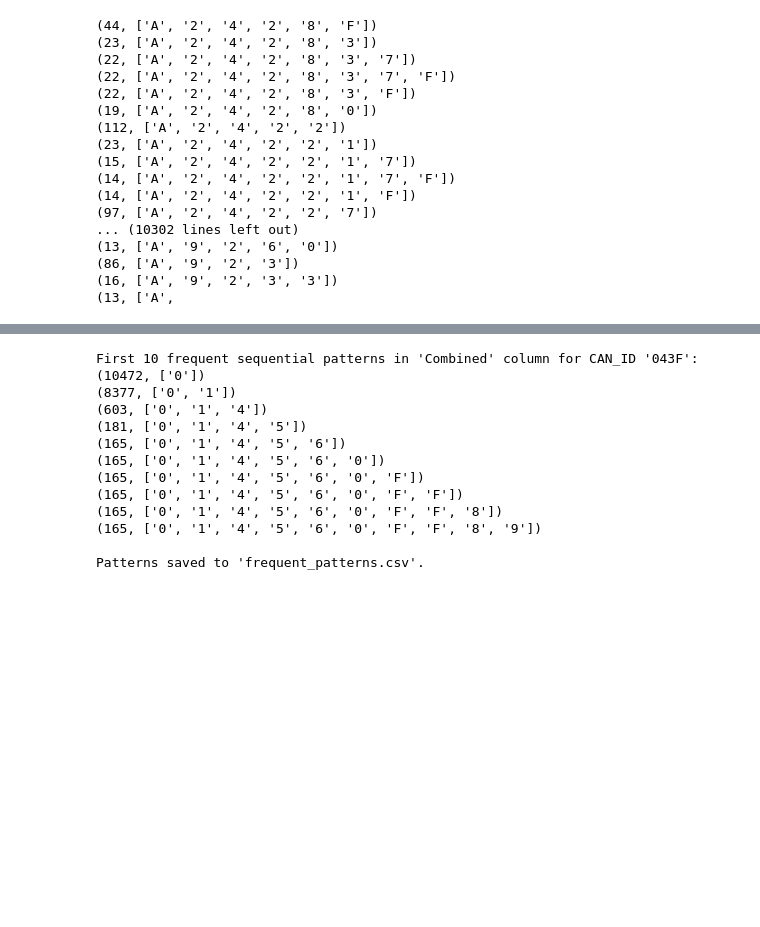
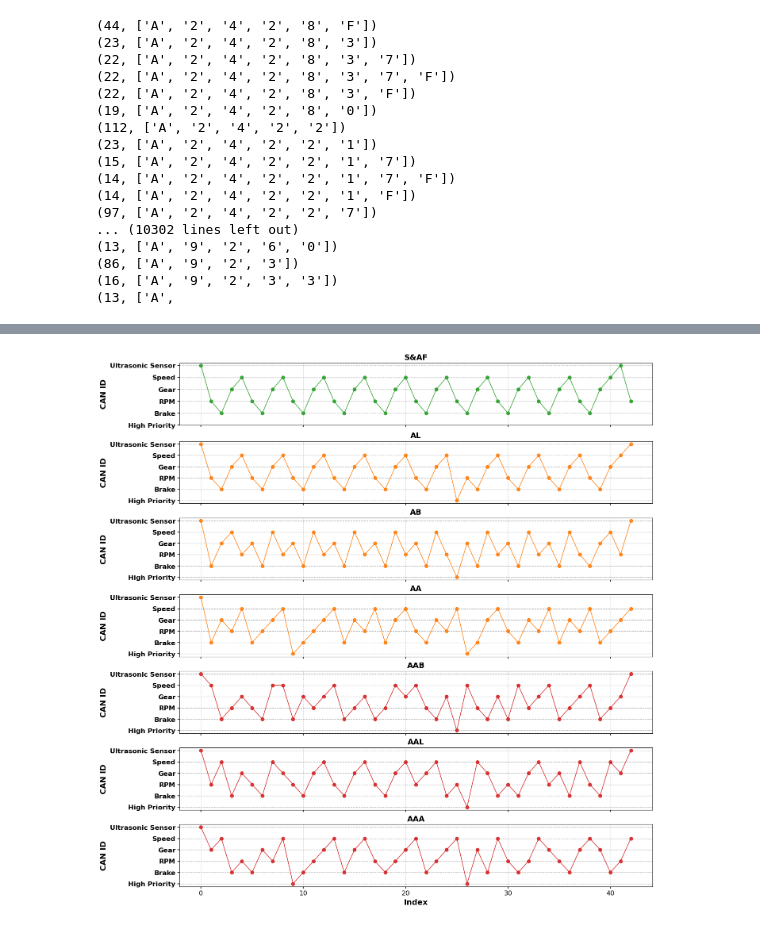
Before and after one commit to Arupreza/UISS, a Jupyter notebook: Data Labeling.ipynb, the cells around one changed output, grey strips where cells are left out. Saved outputs shown, nothing was run; the diff lists cells and outputs as text; code cells hidden in the pictures; blank space fills up the shorter version.

```diff
--- a/Data Labeling.ipynb
+++ b/Data Labeling.ipynb
@@ -360,37 +342,0 @@ Name: Combined, Length: 10472, dtype: object
-# %%
-# Extract 'Combined' sequences for CAN_ID == '043F'
-combined_043F = Ali_Nor[Ali_Nor['CAN_ID'] == '043F']['Combined'].tolist()
-
-# Convert each combined string into a list of characters for pattern mining
-sequences = [list(combined) for combined in combined_043F]
-
-# Use PrefixSpan to find frequent sequential patterns
-ps = PrefixSpan(sequences)
-patterns = ps.frequent(minsup=1)  # Set the minimum support threshold
-
-# Save patterns to a DataFrame
-patterns_df = pd.DataFrame(patterns, columns=['Support', 'Pattern'])
-
-# Save the DataFrame to a CSV file for further inspection
-patterns_df.to_csv('frequent_patterns.csv', index=False)
-
-# Display the first 10 patterns to avoid data rate issues
-print("First 10 frequent sequential patterns in 'Combined' column for CAN_ID '043F':")
-for pattern in patterns[:10]:  # Limiting the output to the first 10 patterns
-    print(pattern)
-
-print("\nPatterns saved to 'frequent_patterns.csv'.")
-# %% [output]
-First 10 frequent sequential patterns in 'Combined' column for CAN_ID '043F':
-(10472, ['0'])
-(8377, ['0', '1'])
-(603, ['0', '1', '4'])
-(181, ['0', '1', '4', '5'])
-(165, ['0', '1', '4', '5', '6'])
-(165, ['0', '1', '4', '5', '6', '0'])
-(165, ['0', '1', '4', '5', '6', '0', 'F'])
-(165, ['0', '1', '4', '5', '6', '0', 'F', 'F'])
-(165, ['0', '1', '4', '5', '6', '0', 'F', 'F', '8'])
-(165, ['0', '1', '4', '5', '6', '0', 'F', 'F', '8', '9'])
-
-Patterns saved to 'frequent_patterns.csv'.
@@ -396,0 +471,41 @@ Patterns saved to 'frequent_patterns.csv'.
+# %%
+up = 43
+Kam_Nor = pd.read_csv(in_df_No + 'Kamroon_AF.csv')[:]
+
+Kam_Lane = pd.read_csv(in_df_Ln + 'Kamroon_Abrupt_Lane.csv')[10000:]
+Kam_Break = pd.read_csv(in_df_Br + 'Kamroon_Abrupt_Break.csv')[10000:]
+Kam_Acc = pd.read_csv(in_df_Sp + 'Kamroon_Speed.csv')[10000:]
+
+Kam_Break_Att = pd.read_csv(in_df_Br_att + 'Kia_Rep_Break.csv')[10000:]
+Kam_Lane_Att = pd.read_csv(in_df_Ln_att + 'Kia_Rep_Lane.csv')[10000:]
+Kam_Acc_Att = pd.read_csv(in_df_Sp_att + 'Kia_Rep_Acc.csv')[10000:]
+
+Kam_Nor = Kam_Nor[Kam_Nor['CAN_ID'].isin(['0018', '0220', '0316', '043F', '0440', '0510'])].reset_index(drop=True)[21: 21 + up]
+
+Kam_Lane = Kam_Lane[Kam_Lane['CAN_ID'].isin(['0018','0220', '0316', '043F', '0440', '0510'])].reset_index(drop=True)[35: 35 + up]
+Kam_Break = Kam_Break[Kam_Break['CAN_ID'].isin(['0018','0220', '0316', '043F', '0440', '0510'])].reset_index(drop=True)[21: 21 + up]
+Kam_Acc = Kam_Acc[Kam_Acc['CAN_ID'].isin(['0018', '0220', '0316', '043F', '0440', '0510'])].reset_index(drop=True)[56: 56 + up]
+
+Kam_Break_Att = Kam_Break_Att[Kam_Break_Att['CAN_ID'].isin(['0018','0220', '0316', '043F', '0440', '0510'])].reset_index(drop=True)[8: 8 + up]
+Kam_Lane_Att = Kam_Lane_Att[Kam_Lane_Att['CAN_ID'].isin(['0018','0220', '0316', '043F', '0440', '0510'])].reset_index(drop=True)[20: 20 + up]
+Kam_Acc_Att = Kam_Acc_Att[Kam_Acc_Att['CAN_ID'].isin(['0018','0220', '0316', '043F', '0440', '0510'])].reset_index(drop=True)[34: 34 + up]
+# %%
+datasets = [
+    ("S&AF", Kam_Nor),
+    ("AL", Kam_Lane),
+    ("AB", Kam_Break),
+    ("AA", Kam_Acc),
+    ("AAB", Kam_Break_Att),
+    ("AAL", Kam_Lane_Att),
+    ("AAA", Kam_Acc_Att),
+]
+
+plot_can_rowwise(
+    datasets,
+    id_col='CAN_ID',
+    id_order=['0018', '0220', '0316', '043F', '0440', '0510'],
+    window=100,
+    marker='o'
+)
+# %% [output]
+[figure, added]
```
Also changed, not shown: parts of 9 cells of this notebook, 6 other files.
